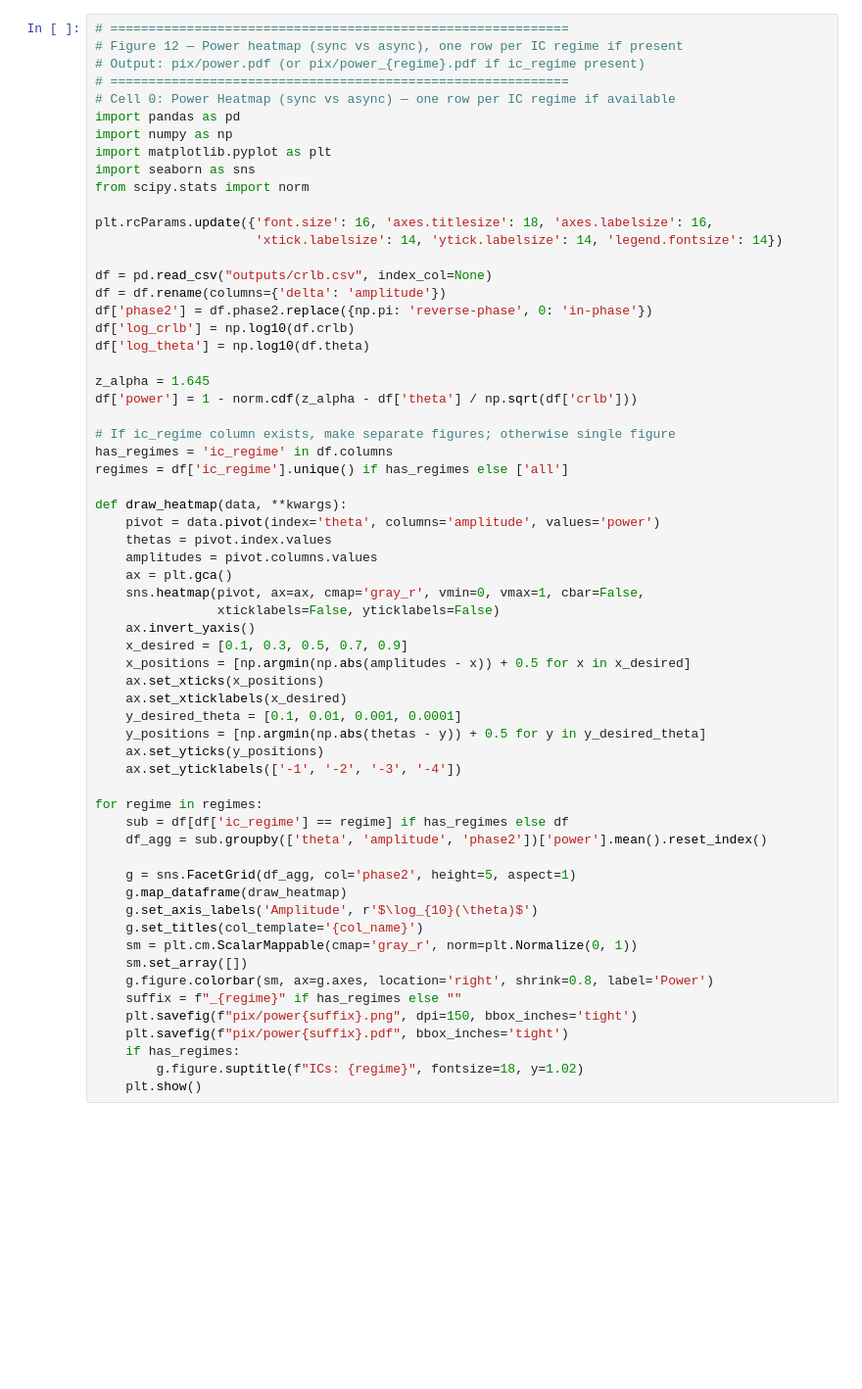
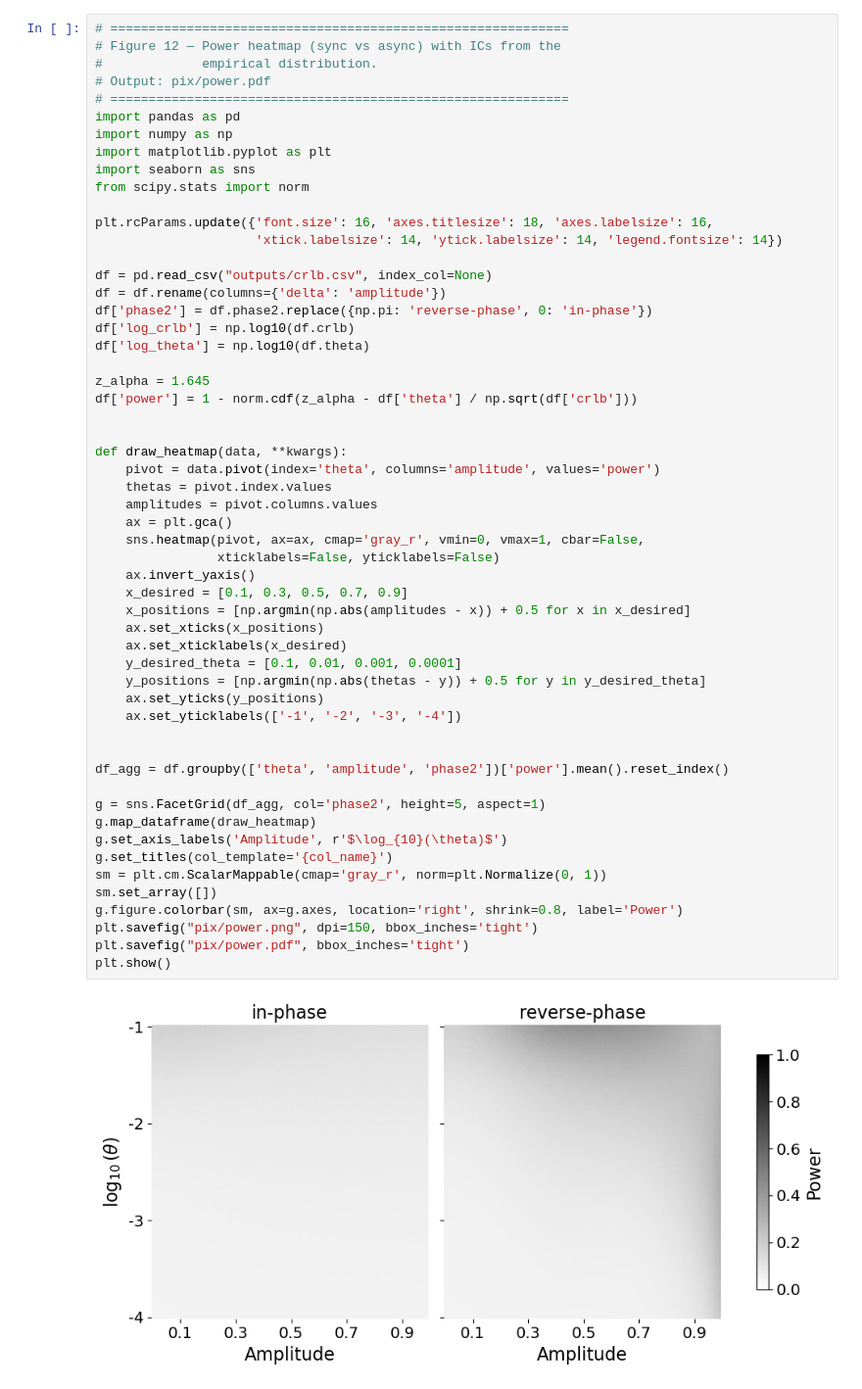
Before and after one commit to yairdaon/contacts, a Jupyter notebook: visualization_notebook.ipynb, the cells around one changed output. Shown at 98% size. Drawn from its saved outputs; the diff is of its cells as text; blank space fills up the shorter version.

```diff
--- a/visualization_notebook.ipynb
+++ b/visualization_notebook.ipynb
@@ -642,9 +616,9 @@ plt.show()
 # %%
 # ============================================================
-# Figure 12 — Power heatmap (sync vs async), one row per IC regime if present
-# Output: pix/power.pdf (or pix/power_{regime}.pdf if ic_regime present)
+# Figure 12 — Power heatmap (sync vs async) with ICs from the
+#             empirical distribution.
+# Output: pix/power.pdf
 # ============================================================
-# Cell 0: Power Heatmap (sync vs async) — one row per IC regime if available
 import pandas as pd
 import numpy as np
 import matplotlib.pyplot as plt
@@ -655,49 +629,44 @@ plt.rcParams.update({'font.size': 16, 'axes.titlesize': 18, 'axes.labelsize': 16
                      'xtick.labelsize': 14, 'ytick.labelsize': 14, 'legend.fontsize': 14})
 
 df = pd.read_csv("outputs/crlb.csv", index_col=None)
 df = df.rename(columns={'delta': 'amplitude'})
 df['phase2'] = df.phase2.replace({np.pi: 'reverse-phase', 0: 'in-phase'})
 df['log_crlb'] = np.log10(df.crlb)
 df['log_theta'] = np.log10(df.theta)
 
 z_alpha = 1.645
 df['power'] = 1 - norm.cdf(z_alpha - df['theta'] / np.sqrt(df['crlb']))
 
-# If ic_regime column exists, make separate figures; otherwise single figure
-has_regimes = 'ic_regime' in df.columns
-regimes = df['ic_regime'].unique() if has_regimes else ['all']
 
 def draw_heatmap(data, **kwargs):
     pivot = data.pivot(index='theta', columns='amplitude', values='power')
     thetas = pivot.index.values
     amplitudes = pivot.columns.values
     ax = plt.gca()
     sns.heatmap(pivot, ax=ax, cmap='gray_r', vmin=0, vmax=1, cbar=False,
                 xticklabels=False, yticklabels=False)
     ax.invert_yaxis()
     x_desired = [0.1, 0.3, 0.5, 0.7, 0.9]
     x_positions = [np.argmin(np.abs(amplitudes - x)) + 0.5 for x in x_desired]
     ax.set_xticks(x_positions)
     ax.set_xticklabels(x_desired)
     y_desired_theta = [0.1, 0.01, 0.001, 0.0001]
     y_positions = [np.argmin(np.abs(thetas - y)) + 0.5 for y in y_desired_theta]
     ax.set_yticks(y_positions)
     ax.set_yticklabels(['-1', '-2', '-3', '-4'])
 
-for regime in regimes:
-    sub = df[df['ic_regime'] == regime] if has_regimes else df
-    df_agg = sub.groupby(['theta', 'amplitude', 'phase2'])['power'].mean().reset_index()
 
-    g = sns.FacetGrid(df_agg, col='phase2', height=5, aspect=1)
-    g.map_dataframe(draw_heatmap)
-    g.set_axis_labels('Amplitude', r'$\log_{10}(\theta)$')
-    g.set_titles(col_template='{col_name}')
-    sm = plt.cm.ScalarMappable(cmap='gray_r', norm=plt.Normalize(0, 1))
-    sm.set_array([])
-    g.figure.colorbar(sm, ax=g.axes, location='right', shrink=0.8, label='Power')
-    suffix = f"_{regime}" if has_regimes else ""
-    plt.savefig(f"pix/power{suffix}.png", dpi=150, bbox_inches='tight')
-    plt.savefig(f"pix/power{suffix}.pdf", bbox_inches='tight')
-    if has_regimes:
-        g.figure.suptitle(f"ICs: {regime}", fontsize=18, y=1.02)
-    plt.show()
+df_agg = df.groupby(['theta', 'amplitude', 'phase2'])['power'].mean().reset_index()
+
+g = sns.FacetGrid(df_agg, col='phase2', height=5, aspect=1)
+g.map_dataframe(draw_heatmap)
+g.set_axis_labels('Amplitude', r'$\log_{10}(\theta)$')
+g.set_titles(col_template='{col_name}')
+sm = plt.cm.ScalarMappable(cmap='gray_r', norm=plt.Normalize(0, 1))
+sm.set_array([])
+g.figure.colorbar(sm, ax=g.axes, location='right', shrink=0.8, label='Power')
+plt.savefig("pix/power.png", dpi=150, bbox_inches='tight')
+plt.savefig("pix/power.pdf", bbox_inches='tight')
+plt.show()
+# %% [output]
+[figure, added]
```
Also changed, not shown: parts of 14 cells of this notebook, 6 other files.
